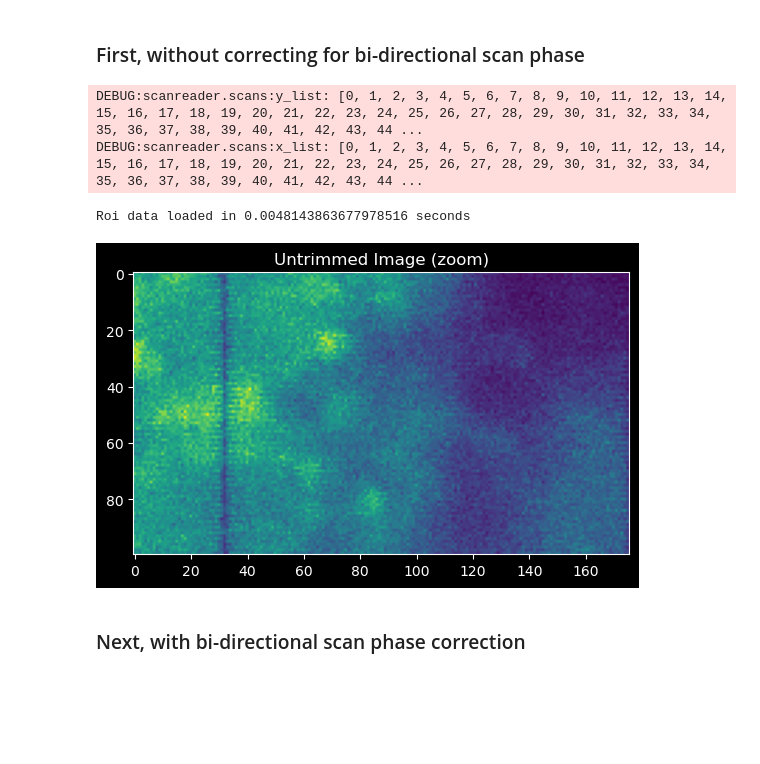
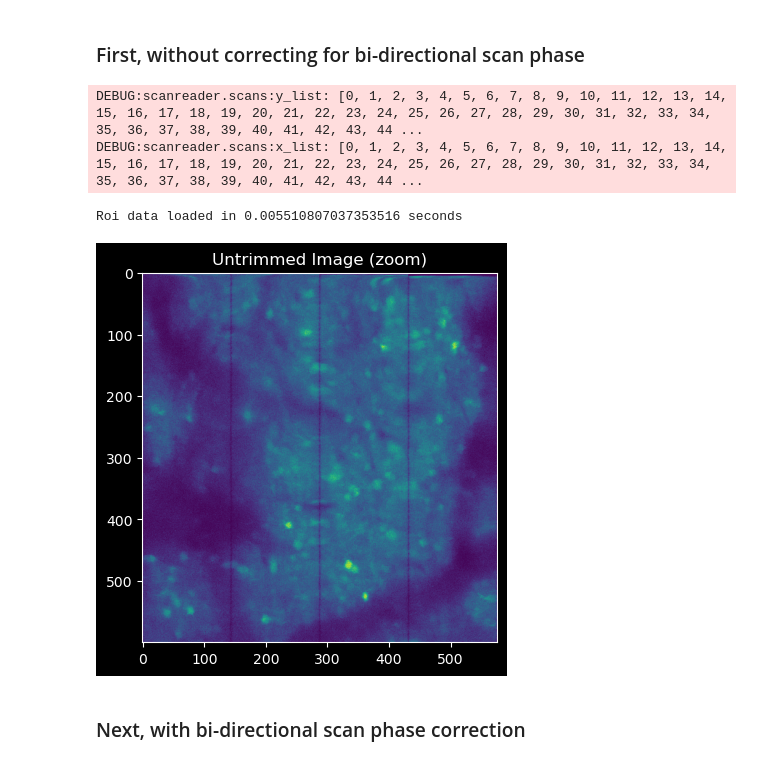
Before and after one commit to MillerBrainObservatory/LBM-CaImAn-Python, a Jupyter notebook: demos/notebooks/pre_processing.ipynb, the cells around one changed output. Drawn from its saved outputs; the diff is of its cells as text; code cells hidden in the pictures; blank space fills up the shorter version.

```diff
--- a/demos/notebooks/pre_processing.ipynb
+++ b/demos/notebooks/pre_processing.ipynb
@@ -71,5 +62,5 @@ Home Path (from pathlib)      : /home/mbo
 # %%
-parent_dir = Path().home() / 'caiman_data_org' / 'animal_01' / 'session_01'
+parent_dir = Path().home() / 'caiman_data' / 'animal_01' / 'session_01'
 raw_tiff_files = [x for x in parent_dir.glob("*.tif*")]
 save_path = parent_dir / 'tiff'
 save_path.mkdir(exist_ok=True)
@@ -105,15 +96,15 @@ Roi data loaded in 0.0065801143646240234 seconds
 # %%
 # scan.trim_x = (5,5)
 # scan.trim_y = (17, 0)
 
-plt.imshow(scan[2,0,400:600,300:400].squeeze())
+plt.imshow(scan[2,0,:,:].squeeze())
 plt.title('Untrimmed Image (zoom)')
 plt.show()
 # %% [output]
 DEBUG:scanreader.scans:y_list: [0, 1, 2, 3, 4, 5, 6, 7, 8, 9, 10, 11, 12, 13, 14, 15, 16, 17, 18, 19, 20, 21, 22, 23, 24, 25, 26, 27, 28, 29, 30, 31, 32, 33, 34, 35, 36, 37, 38, 39, 40, 41, 42, 43, 44 ...
 DEBUG:scanreader.scans:x_list: [0, 1, 2, 3, 4, 5, 6, 7, 8, 9, 10, 11, 12, 13, 14, 15, 16, 17, 18, 19, 20, 21, 22, 23, 24, 25, 26, 27, 28, 29, 30, 31, 32, 33, 34, 35, 36, 37, 38, 39, 40, 41, 42, 43, 44 ...
-Roi data loaded in 0.0048143863677978516 seconds
+Roi data loaded in 0.005510807037353516 seconds
-[figure, old version]
+[figure, new version]
 # %% [markdown]
 ### Next, with bi-directional scan phase correction
 # %%
```
Also changed, not shown: parts of 24 cells of this notebook, 2 other files.
